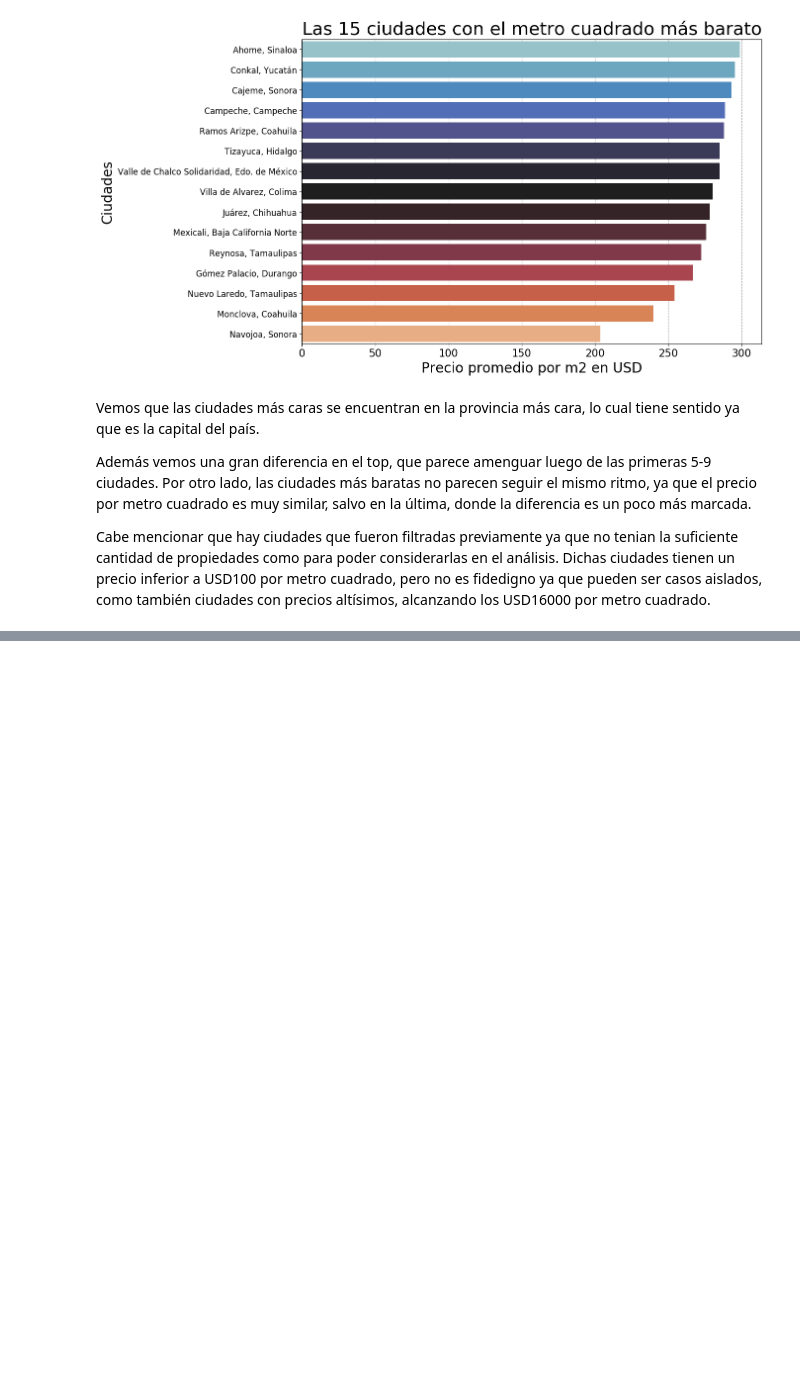
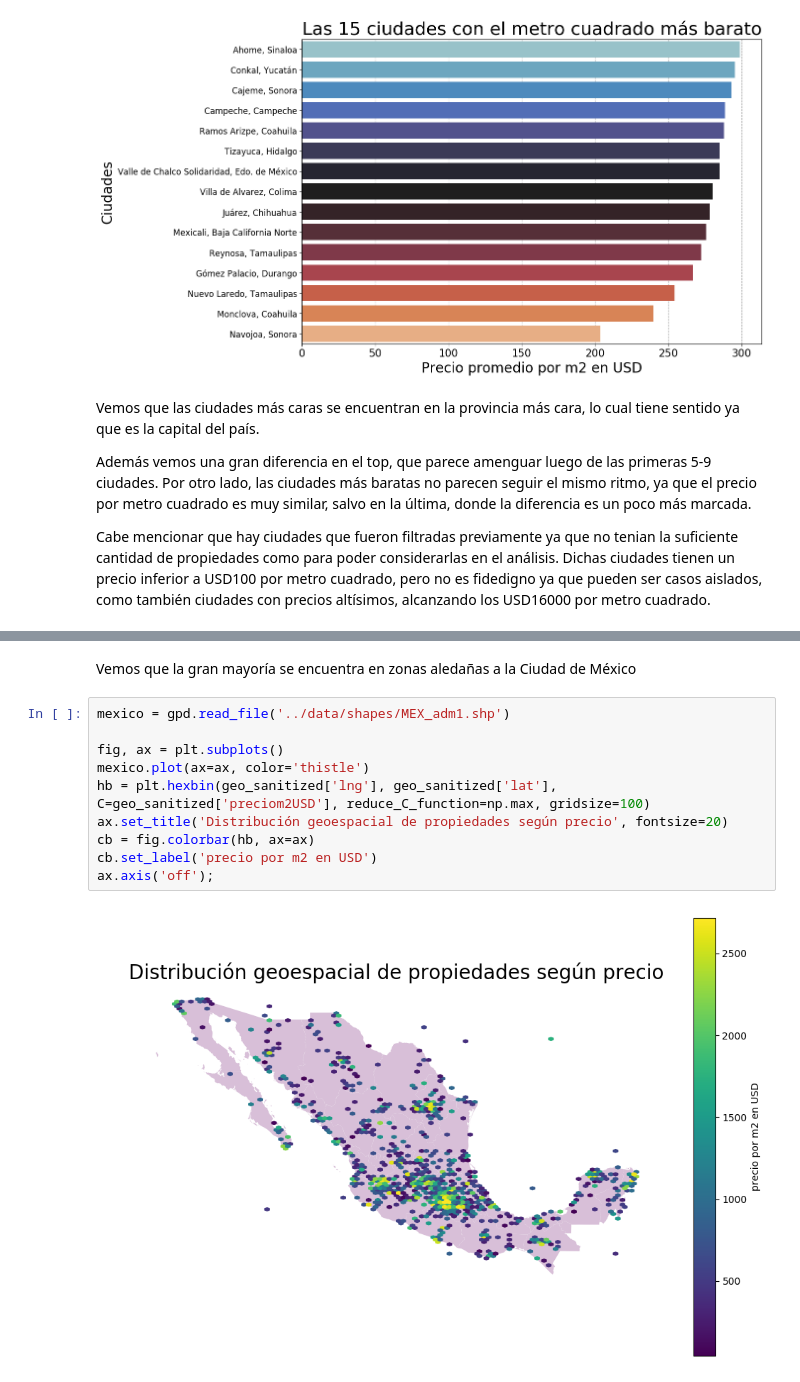
Before and after one commit to petermacgaul/orgaDatos-1, a Jupyter notebook: TP1/02-AnalisisMetroCuadrado.ipynb, the cells around one changed output, grey strips where cells are left out. Saved outputs shown, nothing was run; the diff lists cells and outputs as text; blank space fills up the shorter version.

```diff
--- a/TP1/02-AnalisisMetroCuadrado.ipynb
+++ b/TP1/02-AnalisisMetroCuadrado.ipynb
@@ -219,0 +249,14 @@ Cabe mencionar que hay ciudades que fueron filtradas previamente ya que no tenia
+# %% [markdown]
+Vemos que la gran mayoría se encuentra en zonas aledañas a la Ciudad de México
+# %%
+mexico = gpd.read_file('../data/shapes/MEX_adm1.shp')
+
+fig, ax = plt.subplots()
+mexico.plot(ax=ax, color='thistle')
+hb = plt.hexbin(geo_sanitized['lng'], geo_sanitized['lat'], C=geo_sanitized['preciom2USD'], reduce_C_function=np.max, gridsize=100)
+ax.set_title('Distribución geoespacial de propiedades según precio', fontsize=20)
+cb = fig.colorbar(hb, ax=ax)
+cb.set_label('precio por m2 en USD')
+ax.axis('off');
+# %% [output]
+[figure, added]
```
Also changed, not shown: parts of 5 cells of this notebook.
